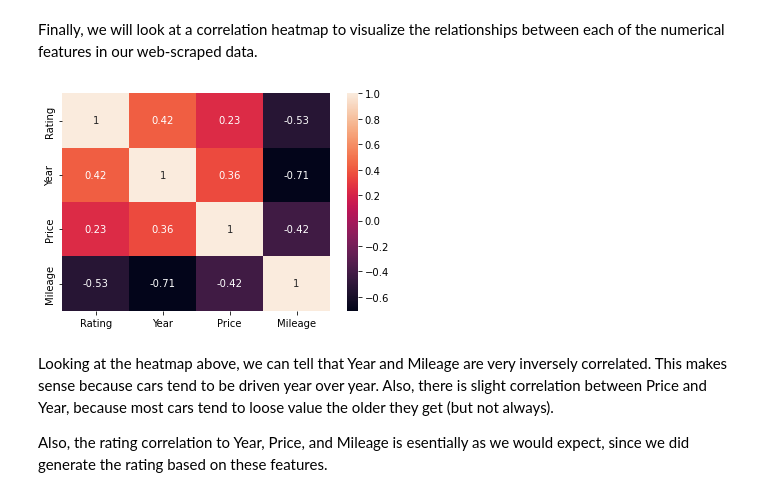
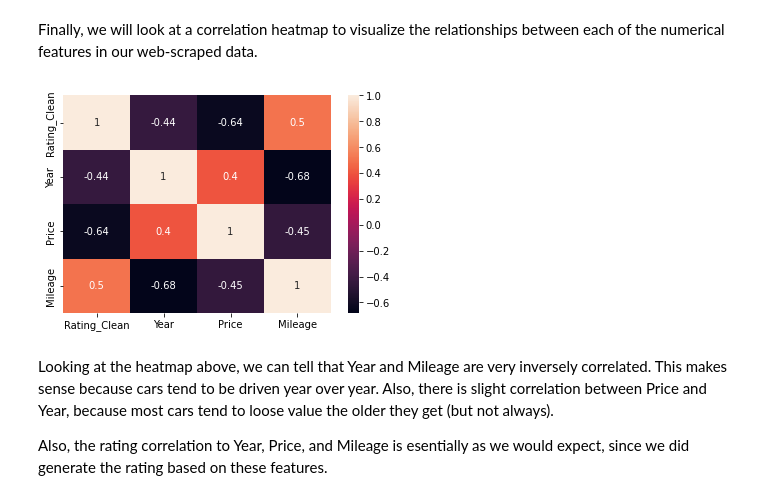
Before and after one commit to spooknewt/tools1_project_TG_AM, a Jupyter notebook: used_cars_project.ipynb, the cells around one changed output. Cells and saved outputs as stored; diff of their text form; code cells hidden in the pictures.

Commit message:
Updated Car_Manufacturers and Star Rating
Added Aston Martin to Car Manufacturers, and  changed rating equation & transformed to have values between 0 - 5. Added more markdown and notes.

```diff
--- a/used_cars_project.ipynb
+++ b/used_cars_project.ipynb
@@ -412,7 +406,7 @@ data['Model'] = data.apply(Model, axis=1)
 
 
 #Drop Name column:
-data.drop('Name', axis=1, inplace=True)
+#data.drop('Name', axis=1, inplace=True)
 
 data
 # %% [output]
@@ -524,4 +526,7 @@ avg_make_price = data.Price.groupby(data.Make).mean()
 avg_make_price_dict = avg_make_price.to_dict()
 
 #Define Rating and assign it to Rating column:
-data['Rating'] = ((data['Make'].map(avg_make_price_dict))**2)/data['Price']/(data['Mileage'])*(data['Year'].astype(int))
+# 1 added to mileage as quick way to deal with cars that have no Mileage
+
+#data['Rating'] = ((data['Make'].map(avg_make_price_dict))**2)/data['Price']/((data['Mileage']+1)/(data['Year'].astype(int)))
+data['Rating'] = (data['Make'].map(avg_make_price_dict)-data['Price'])/data['Make'].map(avg_make_price_dict)**((data['Year'].astype(int)/(data['Mileage']+1)))
@@ -528 +535,11 @@ data['Rating'] = ((data['Make'].map(avg_make_price_dict))**2)/data['Price']/(dat
+# %%
+old_max = data.Rating.max()
+old_min = data.Rating.min()
+old_range = old_max - old_min
+new_range = 5 - 0
+
+def new_rating(row):
+    return ((row - old_min)*new_range)/old_range
+
+data['Rating_Clean'] = data['Rating'].apply(new_rating)
 # %% [markdown]
@@ -530,7 +547,7 @@ We used star emojis to convert the rating into a 1 to 5 star rating
 # %%
 #Add emoji Stars to bucket ratings 5 separate groups:
-bin_title = [emoji.emojize(':star:'),emoji.emojize(':star::star:'),emoji.emojize(':star::star::star:'),
+bin_title = [' ', emoji.emojize(':star:'),emoji.emojize(':star::star:'),emoji.emojize(':star::star::star:'),
              emoji.emojize(':star::star::star::star:'),emoji.emojize(':star::star::star::star::star:')]
 
-data['Star_Rating'] = pd.qcut(data['Rating'],q=5,labels=bin_title)
-#data
+data['Star_Rating'] = pd.cut(data['Rating_Clean'], [0,0.5,1.5,2.5,3.5,4.5,5.0],labels=bin_title)
+data
@@ -647,10 +678,10 @@ Even though Cars.com offers higher priced cars, Autotrader.com offers a much hig
 Finally, we will look at a correlation heatmap to visualize the relationships between each of the numerical features in our web-scraped data.
 # %%
 fig, ax = plt.subplots()
-sns.heatmap(data[['Rating', 'Year', 'Price', 'Mileage']].corr(), annot=True, ax=ax)
+sns.heatmap(data[['Rating_Clean', 'Year', 'Price', 'Mileage']].corr(), annot=True, ax=ax)
 plt.show()
 # %% [output]
-[figure, old version]
+[figure, new version]
 # %% [markdown]
 Looking at the heatmap above, we can tell that Year and Mileage are very inversely correlated. This makes sense because cars tend to be driven year over year. Also, there is slight correlation between Price and Year, because most cars tend to loose value the older they get (but not always).
 
```
Also changed, not shown: parts of 30 cells of this notebook, 1 other file.
